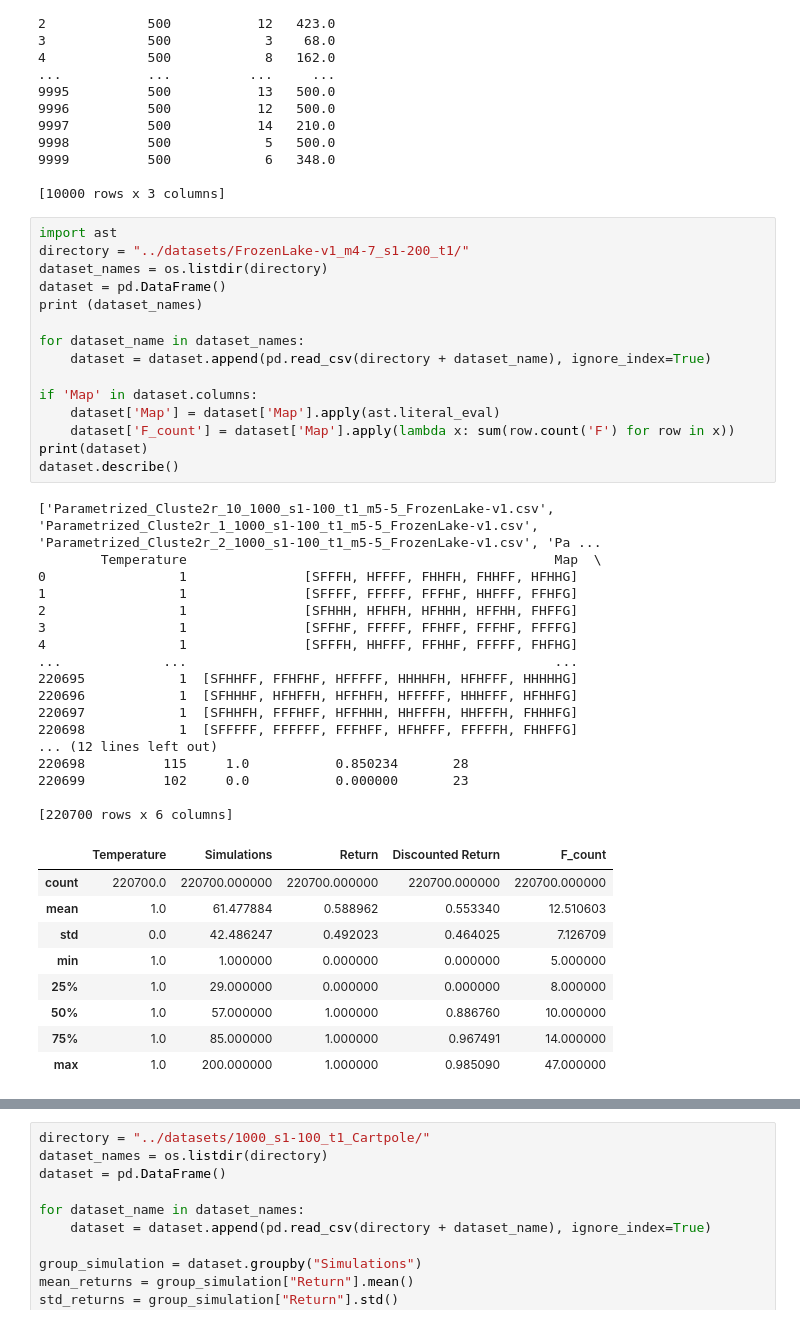
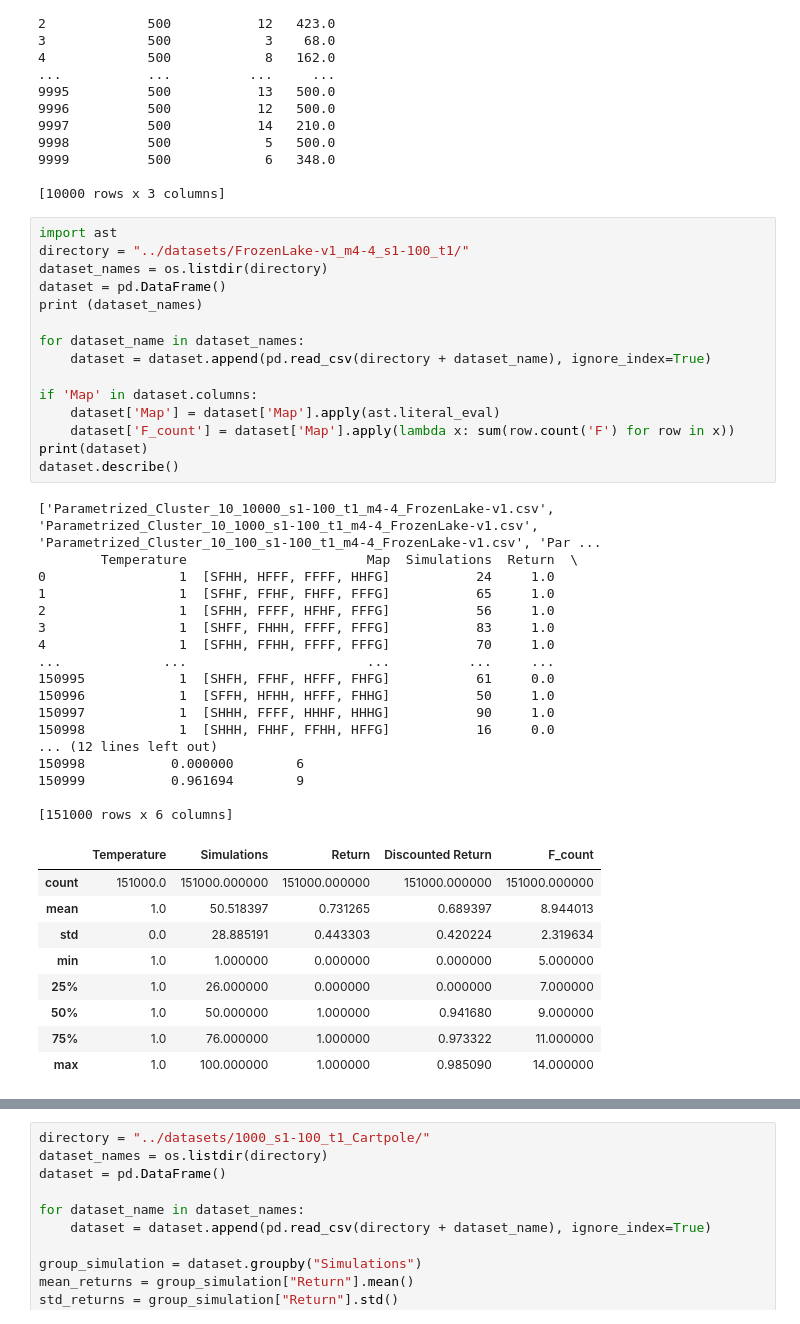
Before and after one commit to keremoner/MCTS-Time-Management, a Jupyter notebook: scripts/RunExperiments.ipynb, the cells around one changed output, grey strips where cells are left out. Saved outputs shown, nothing was run; the diff lists cells and outputs as text.

```diff
--- a/scripts/RunExperiments.ipynb
+++ b/scripts/RunExperiments.ipynb
@@ -147,44 +147,44 @@ print(dataset)
 [10000 rows x 3 columns]
 # %%
 import ast
-directory = "../datasets/FrozenLake-v1_m4-7_s1-200_t1/"
+directory = "../datasets/FrozenLake-v1_m4-4_s1-100_t1/"
 dataset_names = os.listdir(directory)
 dataset = pd.DataFrame()
 print (dataset_names)
 
 for dataset_name in dataset_names:
     dataset = dataset.append(pd.read_csv(directory + dataset_name), ignore_index=True)
 
 if 'Map' in dataset.columns:
     dataset['Map'] = dataset['Map'].apply(ast.literal_eval)
     dataset['F_count'] = dataset['Map'].apply(lambda x: sum(row.count('F') for row in x))
 print(dataset)
 dataset.describe()
 # %% [output]
-['Parametrized_Cluste2r_10_1000_s1-100_t1_m5-5_FrozenLake-v1.csv', 'Parametrized_Cluste2r_1_1000_s1-100_t1_m5-5_FrozenLake-v1.csv', 'Parametrized_Cluste2r_2_1000_s1-100_t1_m5-5_FrozenLake-v1.csv', 'Pa ...
-        Temperature                                               Map  \
-0                 1               [SFFFH, HFFFF, FHHFH, FHHFF, HFHHG]
-1                 1               [SFFFF, FFFFF, FFFHF, HHFFF, FFHFG]
-2                 1               [SFHHH, HFHFH, HFHHH, HFFHH, FHFFG]
-3                 1               [SFFHF, FFFFF, FFHFF, FFFHF, FFFFG]
-4                 1               [SFFFH, HHFFF, FFHHF, FFFFF, FHFHG]
-...             ...                                               ...
-220695            1  [SFHHFF, FFHFHF, HFFFFF, HHHHFH, HFHFFF, HHHHHG]
-220696            1  [SFHHHF, HFHFFH, HFFHFH, HFFFFF, HHHFFF, HFHHFG]
-220697            1  [SFHHFH, FFFHFF, HFFHHH, HHFFFH, HHFFFH, FHHHFG]
-220698            1  [SFFFFF, FFFFFF, FFFHFF, HFHFFF, FFFFFH, FHHFFG]
+['Parametrized_Cluster_10_10000_s1-100_t1_m4-4_FrozenLake-v1.csv', 'Parametrized_Cluster_10_1000_s1-100_t1_m4-4_FrozenLake-v1.csv', 'Parametrized_Cluster_10_100_s1-100_t1_m4-4_FrozenLake-v1.csv', 'Par ...
+        Temperature                       Map  Simulations  Return  \
+0                 1  [SFHH, HFFF, FFFF, HHFG]           24     1.0
+1                 1  [SFHF, FFHF, FHFF, FFFG]           65     1.0
+2                 1  [SFHH, FFFF, HFHF, FFFG]           56     1.0
+3                 1  [SHFF, FHHH, FFFF, FFFG]           83     1.0
+4                 1  [SFHH, FFHH, FFFF, FFFG]           70     1.0
+...             ...                       ...          ...     ...
+150995            1  [SHFH, FFHF, HFFF, FHFG]           61     0.0
+150996            1  [SFFH, HFHH, HFFF, FHHG]           50     1.0
+150997            1  [SHHH, FFFF, HHHF, HHHG]           90     1.0
+150998            1  [SHHH, FHHF, FFHH, HFFG]           16     0.0
 ... (12 lines left out)
-220698          115     1.0           0.850234       28
-220699          102     0.0           0.000000       23
+150998           0.000000        6
+150999           0.961694        9
 
-[220700 rows x 6 columns]
+[151000 rows x 6 columns]
 |  | Temperature | Simulations | Return | Discounted Return | F_count |
-| count | 220700.0 | 220700.000000 | 220700.000000 | 220700.000000 | 220700.000000 |
-| mean | 1.0 | 61.477884 | 0.588962 | 0.553340 | 12.510603 |
-| std | 0.0 | 42.486247 | 0.492023 | 0.464025 | 7.126709 |
+| count | 151000.0 | 151000.000000 | 151000.000000 | 151000.000000 | 151000.000000 |
+| mean | 1.0 | 50.518397 | 0.731265 | 0.689397 | 8.944013 |
+| std | 0.0 | 28.885191 | 0.443303 | 0.420224 | 2.319634 |
 | min | 1.0 | 1.000000 | 0.000000 | 0.000000 | 5.000000 |
-| 25% | 1.0 | 29.000000 | 0.000000 | 0.000000 | 8.000000 |
-| 50% | 1.0 | 57.000000 | 1.000000 | 0.886760 | 10.000000 |
-| 75% | 1.0 | 85.000000 | 1.000000 | 0.967491 | 14.000000 |
-| max | 1.0 | 200.000000 | 1.000000 | 0.985090 | 47.000000 |
+| 25% | 1.0 | 26.000000 | 0.000000 | 0.000000 | 7.000000 |
+| 50% | 1.0 | 50.000000 | 1.000000 | 0.941680 | 9.000000 |
+| 75% | 1.0 | 76.000000 | 1.000000 | 0.973322 | 11.000000 |
+| max | 1.0 | 100.000000 | 1.000000 | 0.985090 | 14.000000 |
 # %%
```
Also changed, not shown: parts of 22 cells of this notebook, 9 other files.
